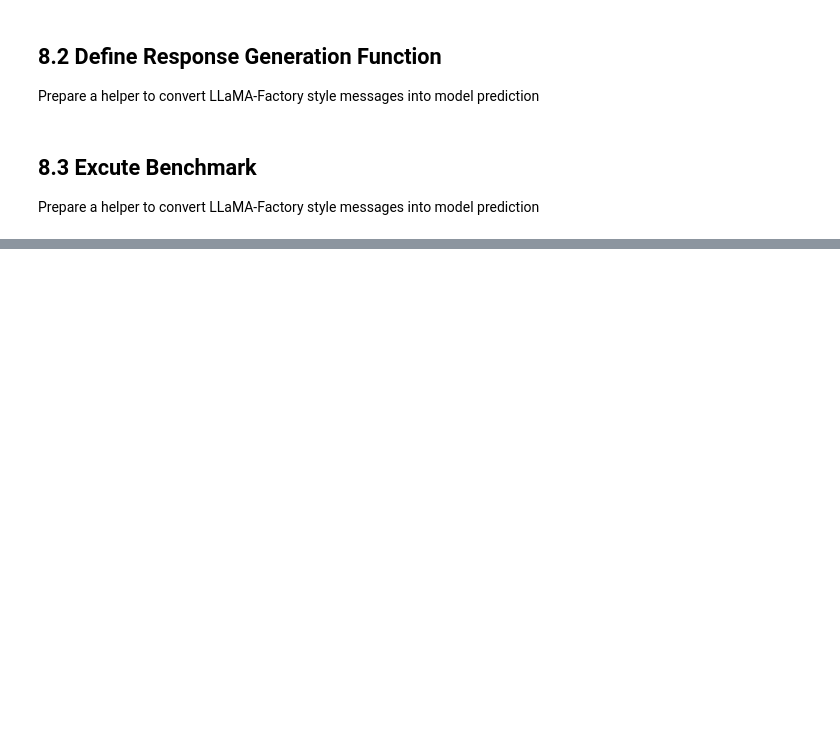
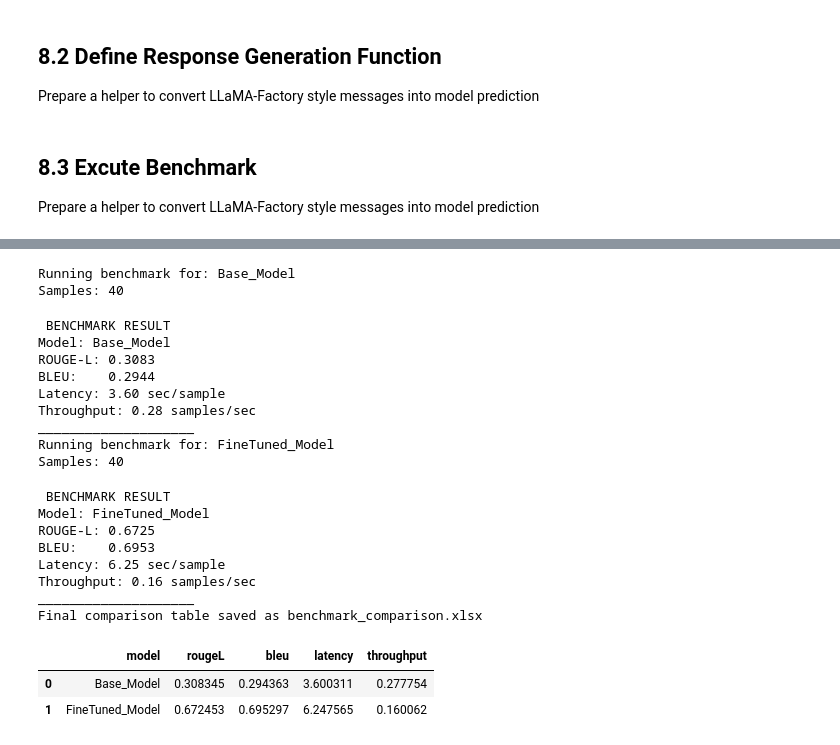
Before and after one commit to Mariam-Mohamed2/llm_finetuning_on_covid_QA, a Jupyter notebook: COVID19_Vaccine_QA_FineTuning_Pipeline.ipynb, the cells around one changed output, grey strips where cells are left out. Cells and saved outputs as stored; diff of their text form; code cells hidden in the pictures; blank space fills up the shorter version.

```diff
--- a/COVID19_Vaccine_QA_FineTuning_Pipeline.ipynb
+++ b/COVID19_Vaccine_QA_FineTuning_Pipeline.ipynb
@@ -748,25 +727,34 @@ tokenizer = AutoTokenizer.from_pretrained(BASE_MODEL_ID)
 model.load_adapter(FINETUNED_MODEL_PATH)
 
 device = "cuda" if torch.cuda.is_available() else "cpu"
+# %%
+base_model = AutoModelForCausalLM.from_pretrained(
+    BASE_MODEL_ID,
+    device_map="auto",
+    torch_dtype=torch.bfloat16
+)
+base_tokenizer = AutoTokenizer.from_pretrained(BASE_MODEL_ID)
 # %% [markdown]
 ## 8.2 Define Response Generation Function
 
 Prepare a helper to convert LLaMA-Factory style messages into model prediction
 # %%
-def generate_resp(messages):
+def generate_resp(messages, model, tokenizer):
     text = tokenizer.apply_chat_template(
         messages,
         tokenize=False,
         add_generation_prompt=True
     )
 
-    model_inputs = tokenizer([text], return_tensors="pt").to(device)
+    model_inputs = tokenizer([text], return_tensors="pt").to(model.device)
 
+    start = time.time()
     generated_ids = model.generate(
         **model_inputs,
         max_new_tokens=512,
         do_sample=False
     )
+    end = time.time()
 
     generated_ids = [
         output_ids[len(input_ids):]
@@ -774,7 +762,7 @@ def generate_resp(messages):
     ]
 
     response = tokenizer.batch_decode(generated_ids, skip_special_tokens=True)[0]
-    return response
+    return response, end - start
 # %% [markdown]
 ## 8.3 Excute Benchmark
 Prepare a helper to convert LLaMA-Factory style messages into model prediction
@@ -896,0 +837,35 @@ BLEU Score:       0.6121
+# %%
+# Benchmark Base Model
+base_results = run_benchmark(base_model, base_tokenizer, VAL_DATA_PATH, "Base_Model")
+
+# Benchmark Fine-tuned Model
+finetuned_results = run_benchmark(model, tokenizer, VAL_DATA_PATH, "FineTuned_Model")
+
+# Compare Results
+comparison = pd.DataFrame([base_results, finetuned_results])
+comparison.to_excel("benchmark_comparison.xlsx", index=False)
+print("Final comparison table saved as benchmark_comparison.xlsx")
+comparison
+# %% [output]
+Running benchmark for: Base_Model
+Samples: 40
+ BENCHMARK RESULT
+Model: Base_Model
+ROUGE-L: 0.3083
+BLEU:    0.2944
+Latency: 3.60 sec/sample
+Throughput: 0.28 samples/sec
+____________________
+Running benchmark for: FineTuned_Model
+Samples: 40
+ BENCHMARK RESULT
+Model: FineTuned_Model
+ROUGE-L: 0.6725
+BLEU:    0.6953
+Latency: 6.25 sec/sample
+Throughput: 0.16 samples/sec
+____________________
+Final comparison table saved as benchmark_comparison.xlsx
+|  | model | rougeL | bleu | latency | throughput |
+| 0 | Base_Model | 0.308345 | 0.294363 | 3.600311 | 0.277754 |
+| 1 | FineTuned_Model | 0.672453 | 0.695297 | 6.247565 | 0.160062 |
```
Also changed, not shown: parts of 5 cells of this notebook.
